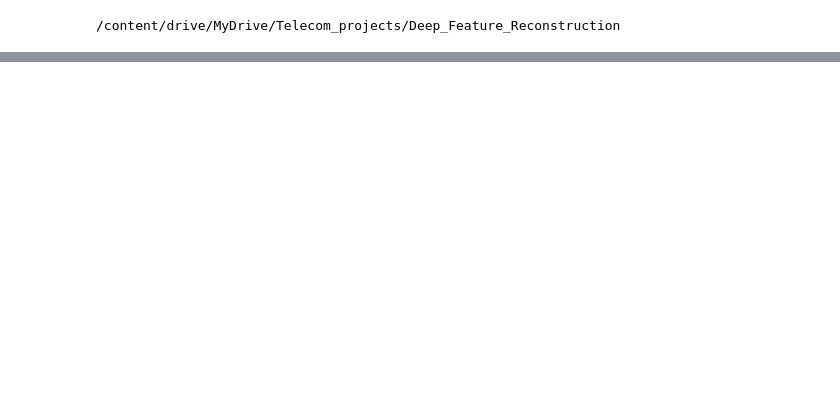
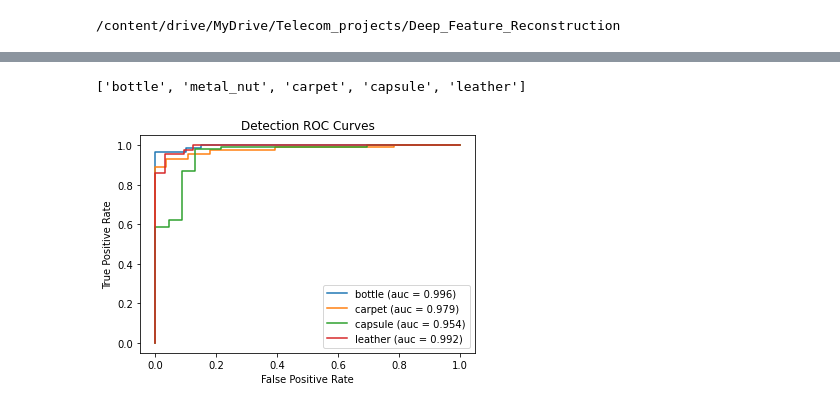
Before and after one commit to ArnaudBru/anomaly-detection, a Jupyter notebook: DFR/DFR.ipynb, the cells around one changed output, grey strips where cells are left out. Cells and saved outputs as stored; diff of their text form; code cells hidden in the pictures; blank space fills up the shorter version.

```diff
--- a/DFR/DFR.ipynb
+++ b/DFR/DFR.ipynb
@@ -142,0 +265,37 @@ pro auc (30% FPR): 0.8916696818241256
+# %%
+import os
+import numpy as np
+import matplotlib.pyplot as plt
+from sklearn.metrics import auc
+os.listdir('models')
+# %% [output]
+['bottle', 'metal_nut', 'carpet', 'capsule', 'leather']
+# %%
+predictions = {}
+path = os.path.join(os.getcwd(), 'models')
+for category in os.listdir(path):
+    if category == "metal_nut":
+        continue
+    cat_path = os.path.join(path, category)
+    model = os.listdir(cat_path)[0]
+    preds_path = os.path.join(cat_path, model + '/eval/predictions.npz')
+    predictions[category] = np.load(preds_path)
+# %%
+auc_scores = []
+categories = predictions.keys()
+
+plt.xlabel("False Positive Rate")
+plt.ylabel("True Positive Rate")
+
+for category in predictions:
+    fpr = predictions[category]['det_fpr']
+    tpr = predictions[category]['det_tpr']
+    auc_scores.append(round(auc(fpr, tpr), 3))
+    plt.plot(fpr, tpr)
+
+plt.legend([cat + f' (auc = {auc})' for cat, auc in zip(categories, auc_scores)])
+plt.title("Detection ROC Curves")
+plt.savefig("detection_roc.png")
+plt.show()
+# %% [output]
+[figure, added]
```
Also changed, not shown: parts of 15 cells of this notebook, 18 other files.
